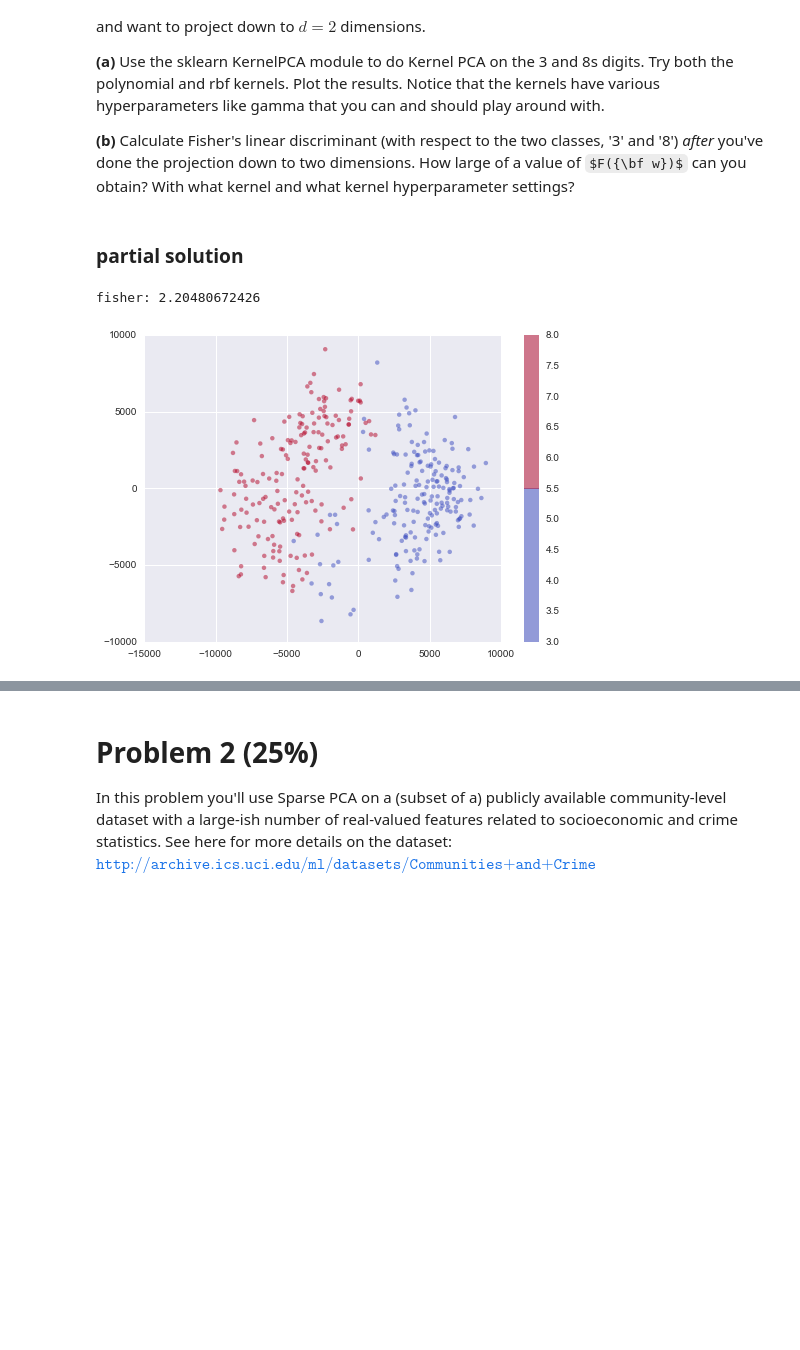
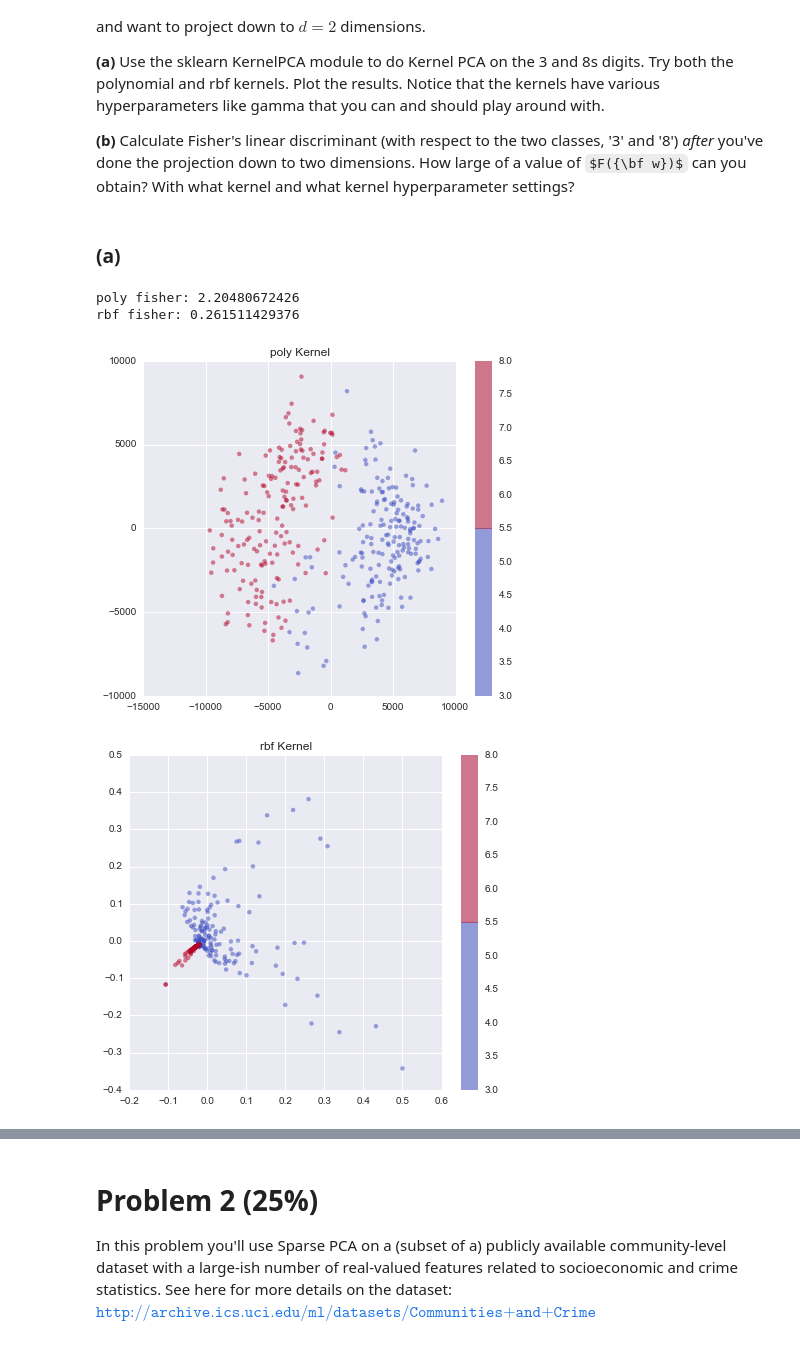
Before and after one commit to afcarl/machine_learning, a Jupyter notebook: homework2/dimred_hw.ipynb, the cells around one changed output, grey strips where cells are left out. Saved outputs shown, nothing was run; the diff lists cells and outputs as text; code cells hidden in the pictures; some formulas as TeX source; blank space fills up the shorter version.

```diff
--- a/homework2/dimred_hw.ipynb
+++ b/homework2/dimred_hw.ipynb
@@ -26,34 +26,37 @@ In the lecture notebook we used a 2-dimensional polynomial kernel to do Kernel P
 __(a)__ Use the sklearn KernelPCA module to do Kernel PCA on the 3 and 8s digits. Try both the polynomial and rbf kernels. Plot the results. Notice that the kernels have various hyperparameters like gamma that you can and should play around with.
 
 __(b)__ Calculate Fisher's linear discriminant (with respect to the two classes, '3' and '8') _after_ you've done the projection down to two dimensions. How large of a value of $F({\bf w})$ can you obtain? With what kernel and what kernel hyperparameter settings?
-# %% [markdown]
-### partial solution
+# %% [markdown]
+### (a)
 # %%
 from sklearn.datasets import load_digits
 digits = load_digits()
 X = digits.data
 y = digits.target
 
 selector = np.logical_or(digits.target==3, digits.target==8)
 X = digits.data[selector]
 y = digits.target[selector]
 
 def fisher(x,y):
     m1 = np.mean(x[y==3,0:2],axis=0)
     m2 = np.mean(x[y==8,0:2],axis=0)
     s1sq = np.sum(np.var(x[y==3,0:2],axis=0))
     s2sq = np.sum(np.var(x[y==8,0:2],axis=0))
     return np.dot(m1-m2,m1-m2)/(s1sq+s2sq)
 
-kpca = KernelPCA(kernel="poly", degree=4, gamma=.009, coef0=120)
-#kpca = KernelPCA(kernel="rbf", gamma=.00001)
-#kpca = PCA(2)
-Xproj = kpca.fit_transform(X)
-#X_back = kpca.inverse_transform(X_kpca)
-plt.scatter(Xproj[:, 0], Xproj[:, 1], c=y, edgecolor='none', alpha=0.5,
-            cmap=plt.cm.get_cmap('coolwarm', 2))
-plt.colorbar();
-print("fisher:",fisher(Xproj,y))
+for k in ["poly", "rbf"]:
+    kpca = KernelPCA(kernel=k, degree=4, gamma=.009, coef0=120)
+    Xproj = kpca.fit_transform(X)
+    figure, ax = plt.subplots(figsize=(7,6))
+    s = ax.scatter(Xproj[:, 0], Xproj[:, 1], c=y, edgecolor='none', alpha=0.5,
+                cmap=plt.cm.get_cmap('coolwarm', 2))
+    figure.colorbar(s, ax=ax)
+    ax.set_title("%s Kernel" % k)
+
+    print("%s fisher: %s" % (k, fisher(Xproj,y)))
 # %% [output]
-fisher: 2.20480672426
+poly fisher: 2.20480672426
+rbf fisher: 0.261511429376
-[figure, old version]
+[figure, new version]
+[figure, added]
```
Also changed, not shown: parts of 13 cells of this notebook.
